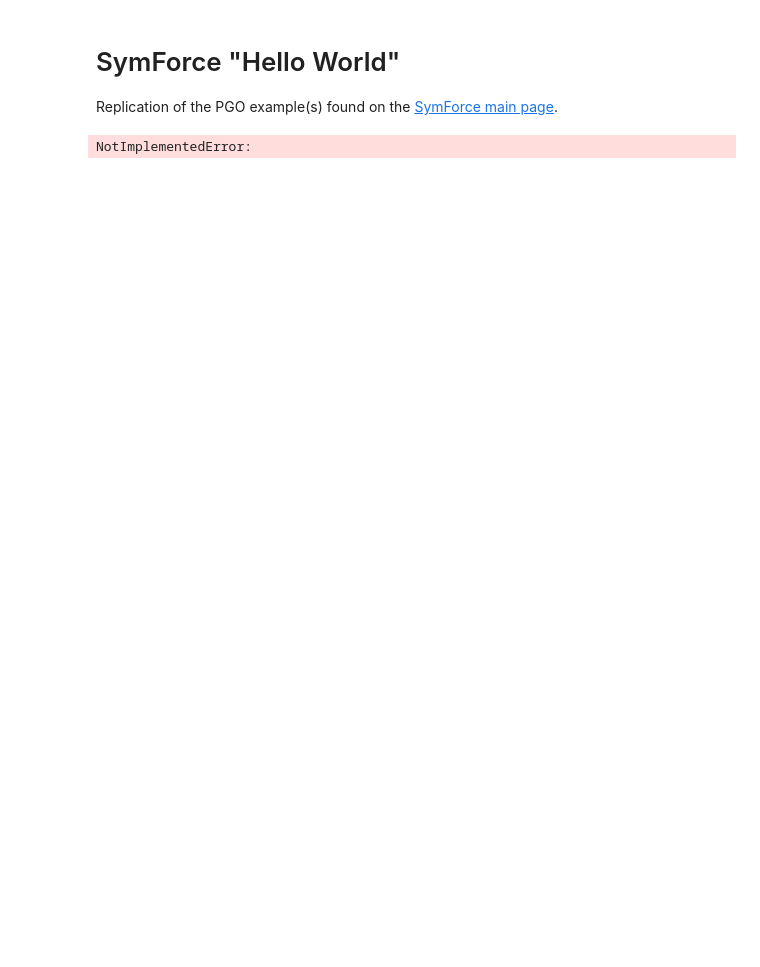
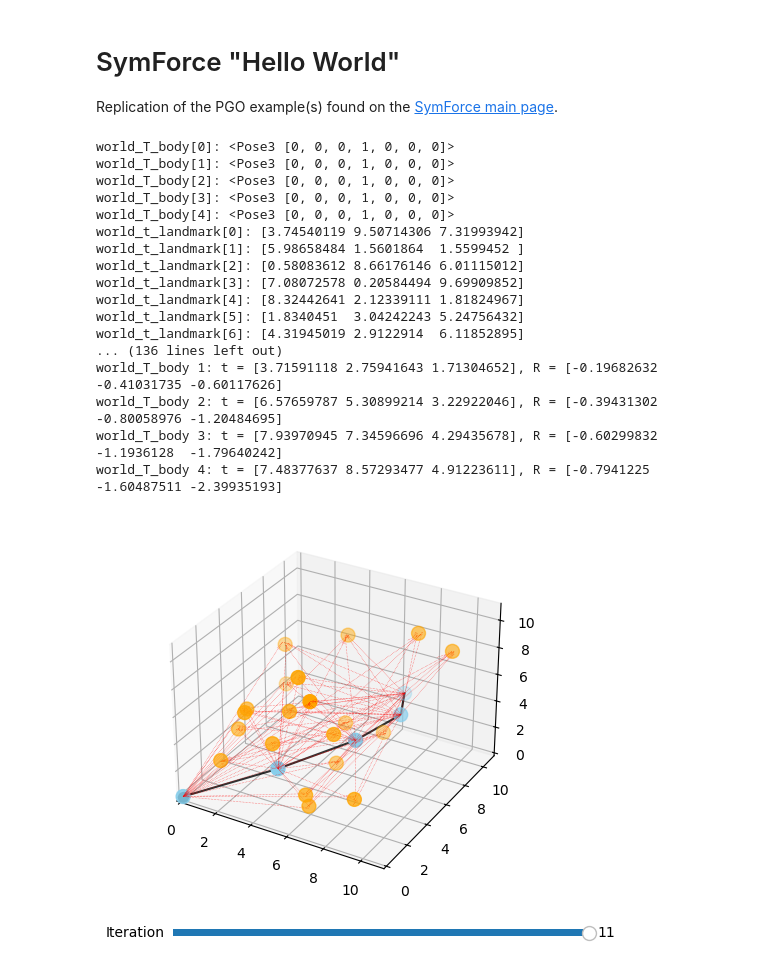
Before and after one commit to goromal/scratchpad, a Jupyter notebook: optimizations/symforce_hello_world.ipynb, the cells around one changed output. Cells and saved outputs as stored; diff of their text form; code cells hidden in the pictures; blank space fills up the shorter version.

Commit message:
some examples working

```diff
--- a/optimizations/symforce_hello_world.ipynb
+++ b/optimizations/symforce_hello_world.ipynb
@@ -101,38 +4,0 @@ from symforce.opt.optimizer import Optimizer
-# %%
-# Create a problem setup and initial guess
-initial_values, num_poses, num_landmarks = build_initial_values()
-
-# Create factors
-factors = build_factors(num_poses=num_poses, num_landmarks=num_landmarks)
-
-# Select the keys to optimize - the rest will be held constant
-optimized_keys = [f"poses[{i}]" for i in range(num_poses)]
-
-# Create the optimizer
-optimizer = Optimizer(
-    factors=factors,
-    optimized_keys=optimized_keys,
-    debug_stats=True,  # Return problem stats for every iteration
-    params=Optimizer.Params(verbose=True),  # Customize optimizer behavior
-)
-
-# Solve and return the result
-result = optimizer.optimize(initial_values)
-
-# Print some values
-print(f"Num iterations: {len(result.iterations) - 1}")
-print(f"Final error: {result.error():.6f}")
-print(f"Status: {result.status}")
-
-for i, pose in enumerate(result.optimized_values["poses"]):
-    print(f"Pose {i}: t = {pose.position()}, heading = {pose.rotation().to_tangent()[0]}")
-
-# Plot the result
-# TODO(hayk): mypy gives the below error, but a relative import also doesn't work.
-# Skipping analyzing "symforce.examples.robot_2d_localization.plotting":
-#     found module but no type hints or library stubs
-from symforce.examples.robot_2d_localization.plotting import plot_solution
-
-plot_solution(optimizer, result)
-# %% [output]
-NotImplementedError:
@@ -210 +423,22 @@ def generate_odometry_residual_code(output_dir: Path = None, print_code: bool =
+# %%
+main()
+# %% [output]
+world_T_body[0]: <Pose3 [0, 0, 0, 1, 0, 0, 0]>
+world_T_body[1]: <Pose3 [0, 0, 0, 1, 0, 0, 0]>
+world_T_body[2]: <Pose3 [0, 0, 0, 1, 0, 0, 0]>
+world_T_body[3]: <Pose3 [0, 0, 0, 1, 0, 0, 0]>
+world_T_body[4]: <Pose3 [0, 0, 0, 1, 0, 0, 0]>
+world_t_landmark[0]: [3.74540119 9.50714306 7.31993942]
+world_t_landmark[1]: [5.98658484 1.5601864  1.5599452 ]
+world_t_landmark[2]: [0.58083612 8.66176146 6.01115012]
+world_t_landmark[3]: [7.08072578 0.20584494 9.69909852]
+world_t_landmark[4]: [8.32442641 2.12339111 1.81824967]
+world_t_landmark[5]: [1.8340451  3.04242243 5.24756432]
+world_t_landmark[6]: [4.31945019 2.9122914  6.11852895]
+... (136 lines left out)
+world_T_body 1: t = [3.71591118 2.75941643 1.71304652], R = [-0.19682632 -0.41031735 -0.60117626]
+world_T_body 2: t = [6.57659787 5.30899214 3.22922046], R = [-0.39431302 -0.80058976 -1.20484695]
+world_T_body 3: t = [7.93970945 7.34596696 4.29435678], R = [-0.60299832 -1.1936128  -1.79640242]
+world_T_body 4: t = [7.48377637 8.57293477 4.91223611], R = [-0.7941225  -1.60487511 -2.39935193]
+[figure, added]
 # %%
```
Also changed, not shown: parts of 5 cells of this notebook, 7 other files.
